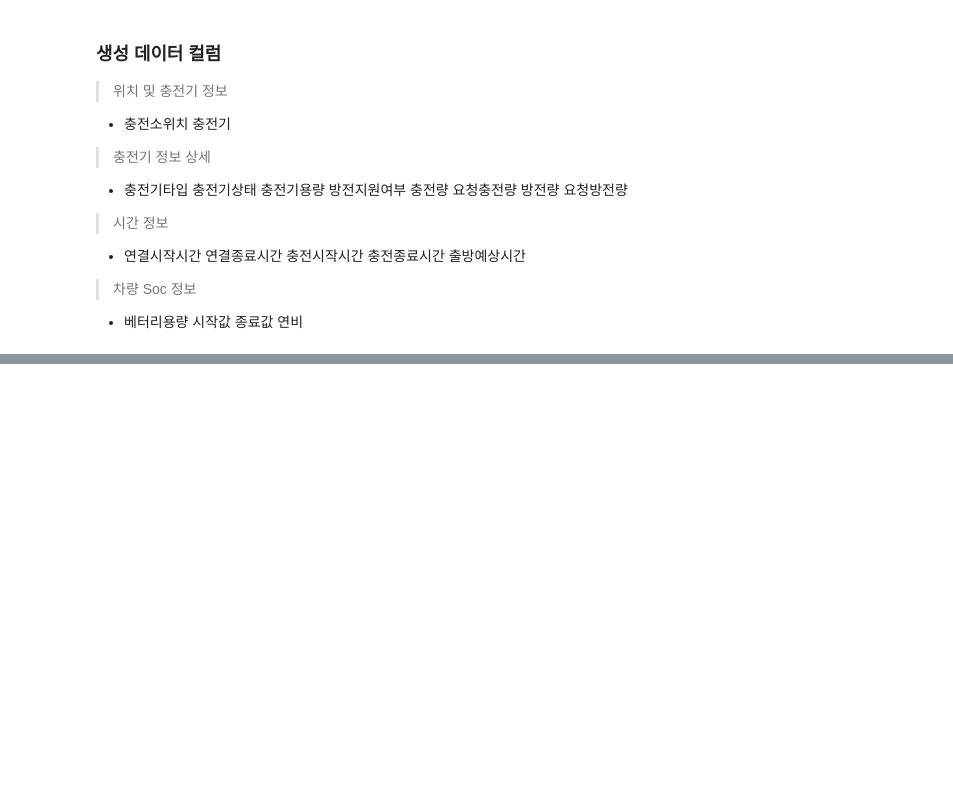
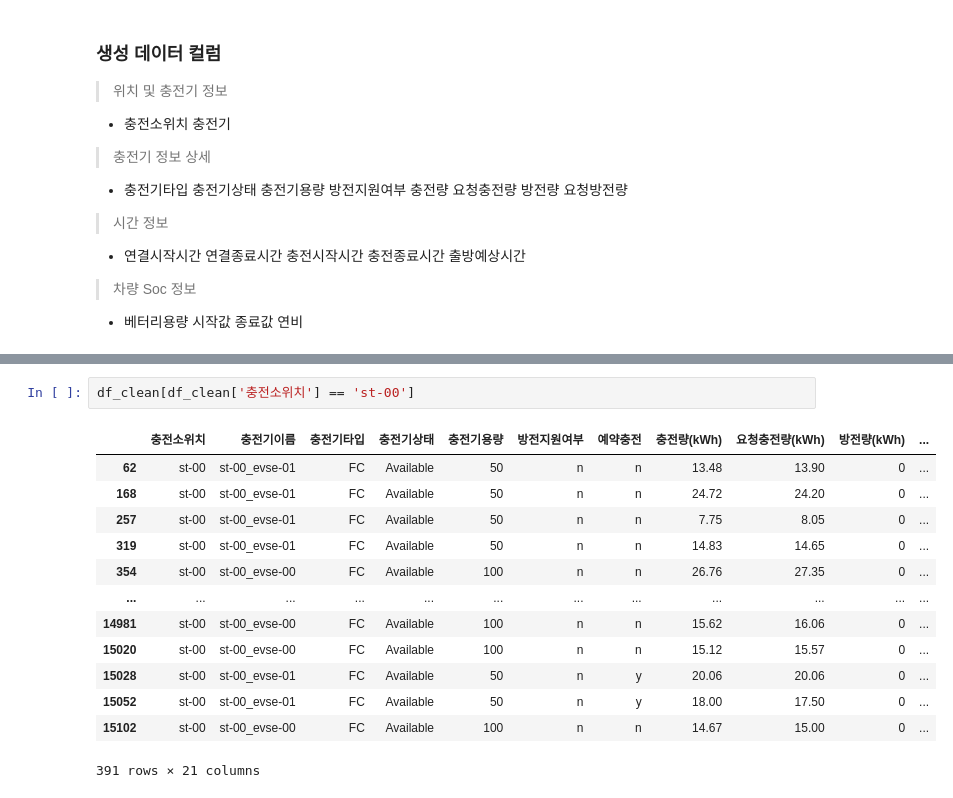
Before and after one commit to AR384/EVSE_mainproject_python, a Jupyter notebook: data/code/dummy.ipynb, the cells around one changed output, grey strips where cells are left out. Cells and saved outputs as stored; diff of their text form; blank space fills up the shorter version.

```diff
--- a/data/code/dummy.ipynb
+++ b/data/code/dummy.ipynb
@@ -31,0 +464,16 @@ for s in location:
+# %%
+df_clean[df_clean['충전소위치'] == 'st-00']
+# %% [output]
+|  | 충전소위치 | 충전기이름 | 충전기타입 | 충전기상태 | 충전기용량 | 방전지원여부 | 예약충전 | 충전량(kWh) | 요청충전량(kWh) | 방전량(kWh) | ... |
+| 62 | st-00 | st-00_evse-01 | FC | Available | 50 | n | n | 13.48 | 13.90 | 0 | ... |
+| 168 | st-00 | st-00_evse-01 | FC | Available | 50 | n | n | 24.72 | 24.20 | 0 | ... |
+| 257 | st-00 | st-00_evse-01 | FC | Available | 50 | n | n | 7.75 | 8.05 | 0 | ... |
+| 319 | st-00 | st-00_evse-01 | FC | Available | 50 | n | n | 14.83 | 14.65 | 0 | ... |
+| 354 | st-00 | st-00_evse-00 | FC | Available | 100 | n | n | 26.76 | 27.35 | 0 | ... |
+| ... | ... | ... | ... | ... | ... | ... | ... | ... | ... | ... | ... |
+| 14981 | st-00 | st-00_evse-00 | FC | Available | 100 | n | n | 15.62 | 16.06 | 0 | ... |
+| 15020 | st-00 | st-00_evse-00 | FC | Available | 100 | n | n | 15.12 | 15.57 | 0 | ... |
+| 15028 | st-00 | st-00_evse-01 | FC | Available | 50 | n | y | 20.06 | 20.06 | 0 | ... |
+| 15052 | st-00 | st-00_evse-01 | FC | Available | 50 | n | y | 18.00 | 17.50 | 0 | ... |
+| 15102 | st-00 | st-00_evse-00 | FC | Available | 100 | n | n | 14.67 | 15.00 | 0 | ... |
+391 rows × 21 columns
```
Also changed, not shown: parts of 19 cells of this notebook, 3 other files.
